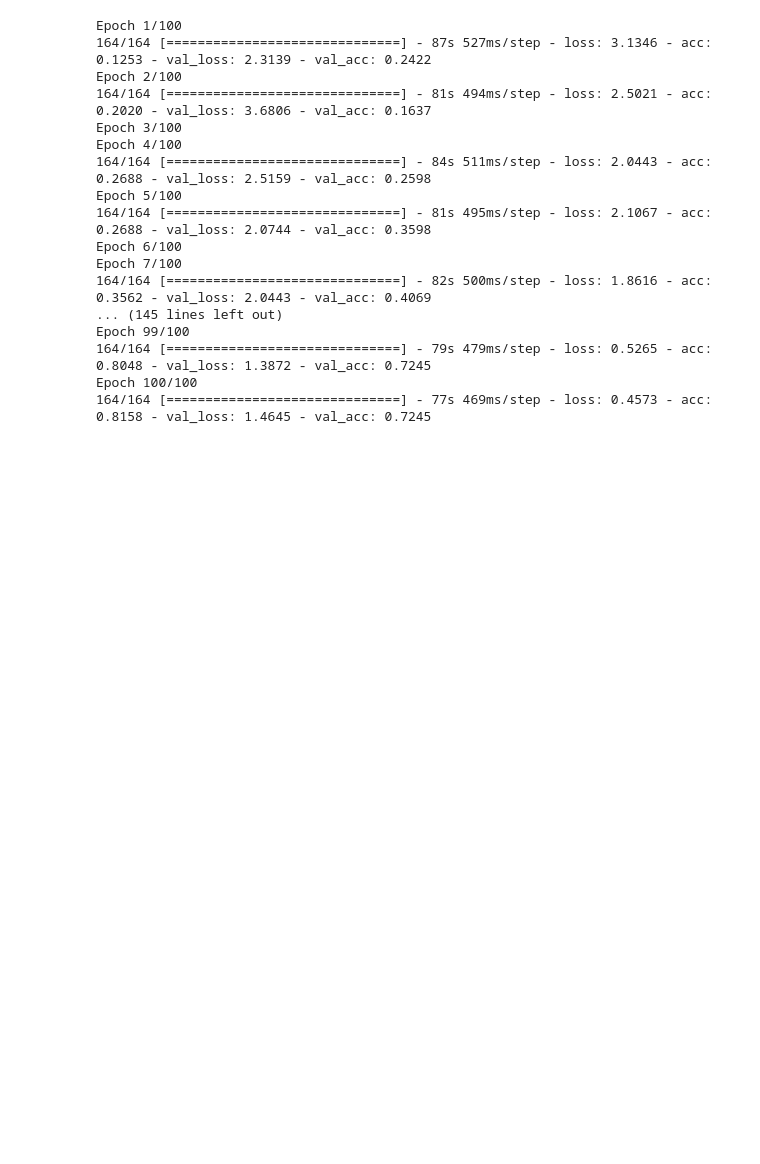
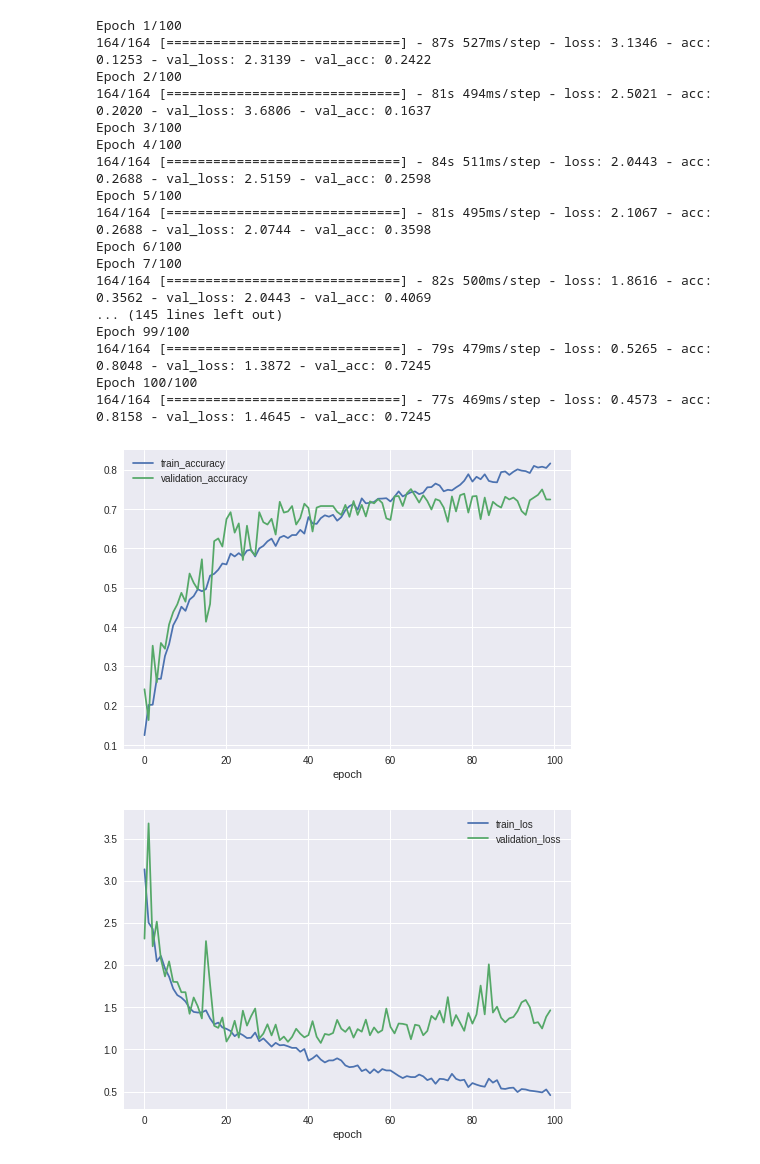
Before and after one commit to shuuichi/WallClassification, a Jupyter notebook: WallClassification.ipynb, the cells around one changed output. Drawn from its saved outputs; the diff is of its cells as text; code cells hidden in the pictures; blank space fills up the shorter version.

```diff
--- a/WallClassification.ipynb
+++ b/WallClassification.ipynb
@@ -342,3 +548,8 @@ Epoch 99/100
 164/164 [==============================] - 79s 479ms/step - loss: 0.5265 - acc: 0.8048 - val_loss: 1.3872 - val_acc: 0.7245
 Epoch 100/100
 164/164 [==============================] - 77s 469ms/step - loss: 0.4573 - acc: 0.8158 - val_loss: 1.4645 - val_acc: 0.7245
+# %%
+aclosplot('test10.csv')
+# %% [output]
+[figure, added]
+[figure, added]
```
Also changed, not shown: parts of 9 cells of this notebook.
